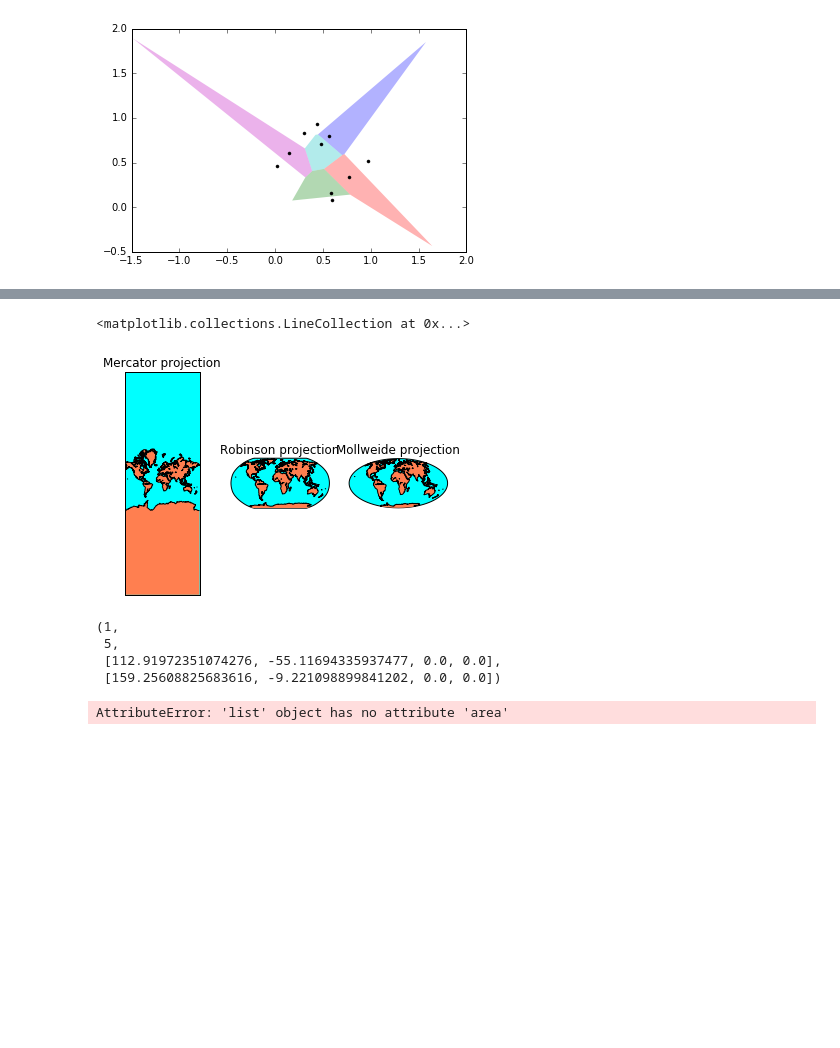
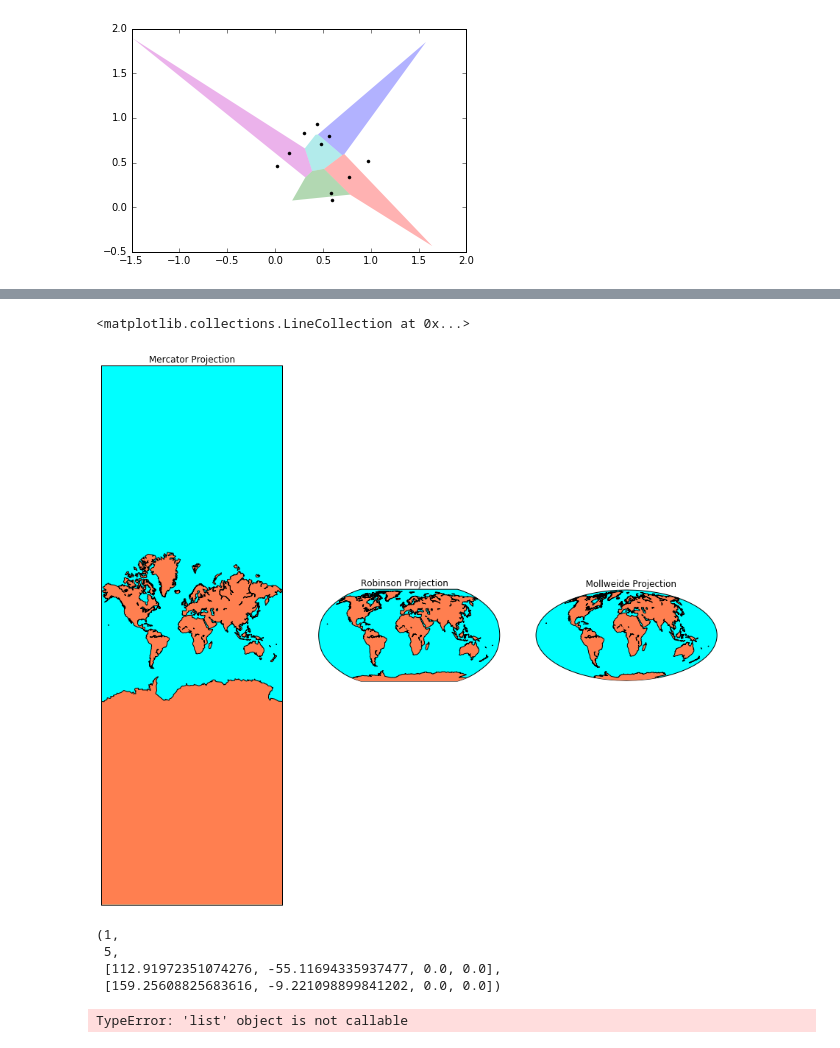
Before and after one commit to eglewis/OCNG-689-HW, a Jupyter notebook: HW05.ipynb, the cells around one changed output, grey strips where cells are left out. Cells and saved outputs as stored; diff of their text form; code cells hidden in the pictures; blank space fills up the shorter version.

```diff
--- a/HW05.ipynb
+++ b/HW05.ipynb
@@ -125,34 +130,34 @@ data = np.loadtxt('python4geosciences/data/MS03_L15.txt')
 # %%
 # 4 Area of Greenland and Australia in different projections
 from mpl_toolkits.basemap import Basemap
 # Mercator, Robinson, and Mollweide
 
-fig = plt.figure()
+fig = plt.figure(figsize = (15,20))
 
 ax = fig.add_subplot(131)
-ax.set_title("Mercator projection")
+ax.set_title("Mercator Projection")
 map = Basemap(projection='merc', lon_0 = 10, lat_0 = 50)
 
 map.drawmapboundary(fill_color='aqua')
 map.fillcontinents(color='coral',lake_color='aqua')
 map.drawcoastlines()
 
 ax = fig.add_subplot(132)
-ax.set_title("Robinson projection")
+ax.set_title("Robinson Projection   ")
 map = Basemap(projection='robin', lon_0 = 10, lat_0 = 50)
 
 map.drawmapboundary(fill_color='aqua')
 map.fillcontinents(color='coral',lake_color='aqua')
 map.drawcoastlines()
 
 ax = fig.add_subplot(133)
-ax.set_title("Mollweide projection")
+ax.set_title("   Mollweide Projection")
 map = Basemap(projection='moll', lon_0 = 10, lat_0 = 50)
 
 map.drawmapboundary(fill_color='aqua')
 map.fillcontinents(color='coral',lake_color='aqua')
 map.drawcoastlines()
 # %% [output]
 <matplotlib.collections.LineCollection at 0x...>
-[figure, old version]
+[figure, new version]
 # %%
@@ -163,11 +168,11 @@ m.readshapefile('../python4geosciences/data/AUS_adm_shp/AUS_adm0', 'australia',
  5,
  [112.91972351074276, -55.11694335937477, 0.0, 0.0],
  [159.25608825683616, -9.221098899841202, 0.0, 0.0])
-# %%
-# m.greenland
-m.greenland.area()
-# %% [output]
-AttributeError: 'list' object has no attribute 'area'
+# %%
+m.greenland(projection = 'robin')
+# m.greenland(projection = 'robin')
+# %% [output]
+TypeError: 'list' object is not callable
 # %%
 def area(vertices):
     n = len(vertices) # of corners
```
Also changed, not shown: parts of 4 cells of this notebook.
